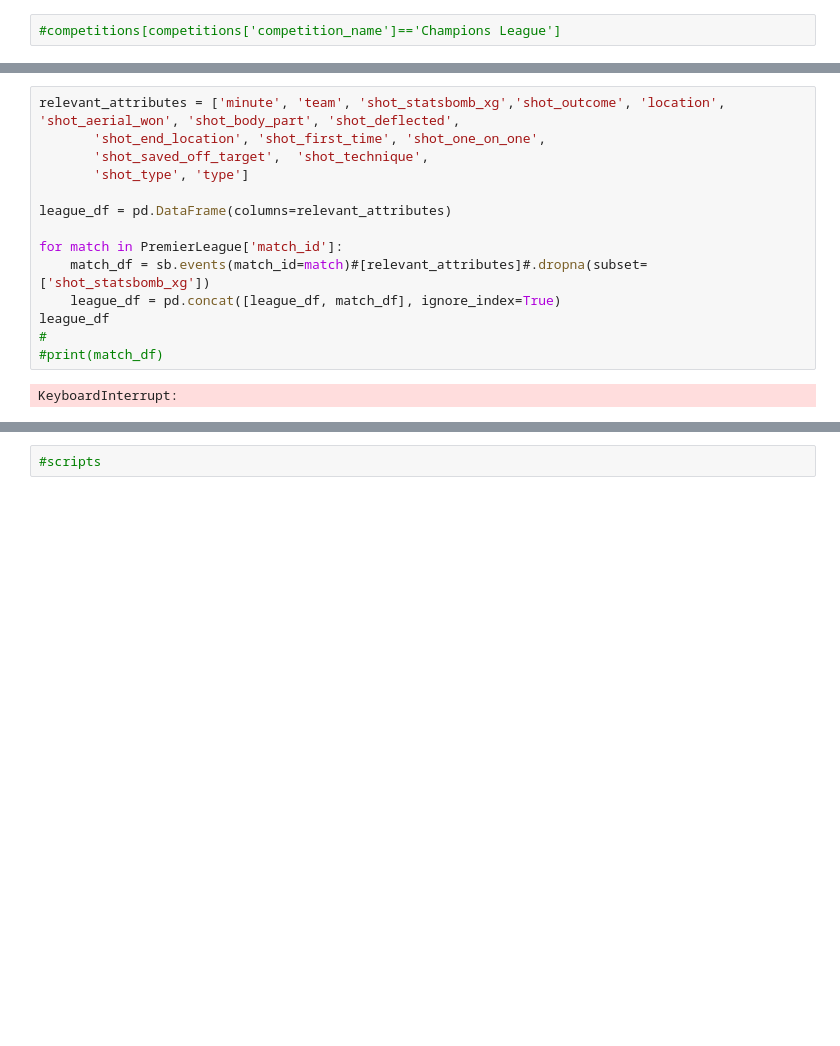
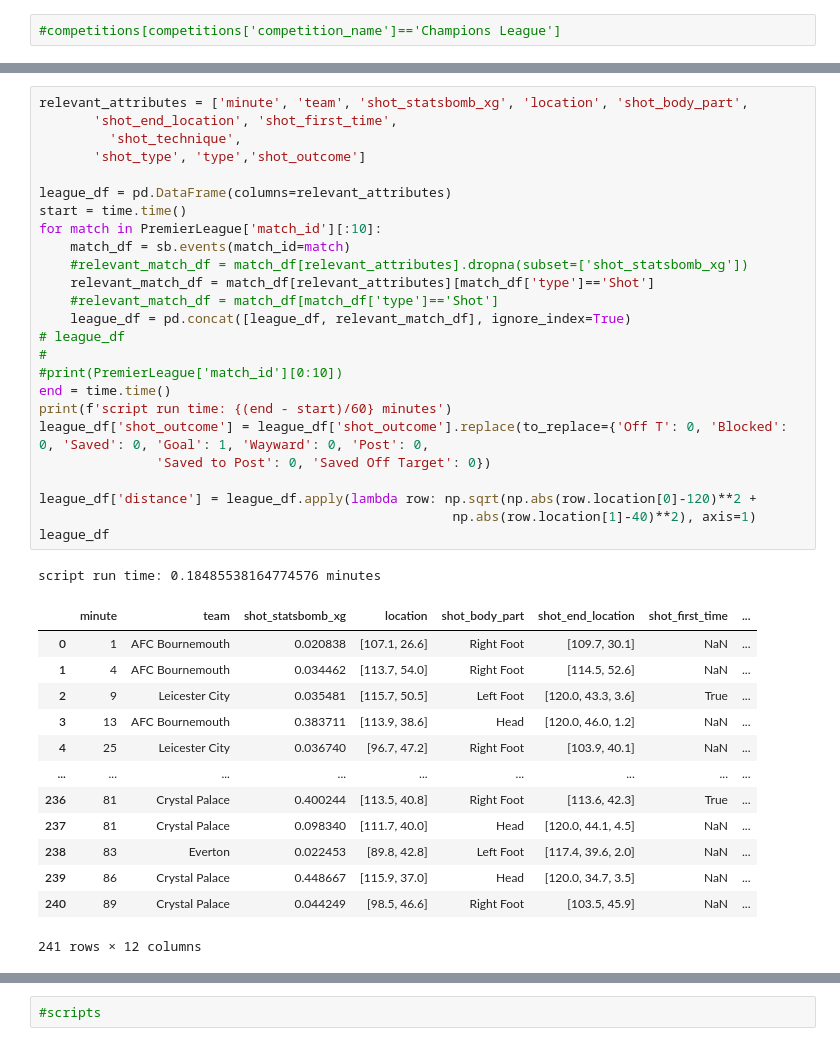
Before and after one commit to SenOhen/xg-analysis, a Jupyter notebook: xg_analysis.ipynb, the cells around one changed output, grey strips where cells are left out. Saved outputs shown, nothing was run; the diff lists cells and outputs as text; blank space fills up the shorter version.

```diff
--- a/xg_analysis.ipynb
+++ b/xg_analysis.ipynb
@@ -74,16 +48,40 @@ PremierLeague
-# %%
-relevant_attributes = ['minute', 'team', 'shot_statsbomb_xg','shot_outcome', 'location', 'shot_aerial_won', 'shot_body_part', 'shot_deflected',
-       'shot_end_location', 'shot_first_time', 'shot_one_on_one',
-       'shot_saved_off_target',  'shot_technique',
-       'shot_type', 'type']
-
-league_df = pd.DataFrame(columns=relevant_attributes)
-
-for match in PremierLeague['match_id']:
-    match_df = sb.events(match_id=match)#[relevant_attributes]#.dropna(subset=['shot_statsbomb_xg'])
-    league_df = pd.concat([league_df, match_df], ignore_index=True)
-league_df
-#
-#print(match_df)
-# %% [output]
-KeyboardInterrupt:
+# %%
+relevant_attributes = ['minute', 'team', 'shot_statsbomb_xg', 'location', 'shot_body_part',
+       'shot_end_location', 'shot_first_time',
+         'shot_technique',
+       'shot_type', 'type','shot_outcome']
+
+league_df = pd.DataFrame(columns=relevant_attributes)
+start = time.time()
+for match in PremierLeague['match_id'][:10]:
+    match_df = sb.events(match_id=match)
+    #relevant_match_df = match_df[relevant_attributes].dropna(subset=['shot_statsbomb_xg'])
+    relevant_match_df = match_df[relevant_attributes][match_df['type']=='Shot']
+    #relevant_match_df = match_df[match_df['type']=='Shot']
+    league_df = pd.concat([league_df, relevant_match_df], ignore_index=True)
+# league_df
+#
+#print(PremierLeague['match_id'][0:10])
+end = time.time()
+print(f'script run time: {(end - start)/60} minutes')
+league_df['shot_outcome'] = league_df['shot_outcome'].replace(to_replace={'Off T': 0, 'Blocked': 0, 'Saved': 0, 'Goal': 1, 'Wayward': 0, 'Post': 0,
+               'Saved to Post': 0, 'Saved Off Target': 0})
+
+league_df['distance'] = league_df.apply(lambda row: np.sqrt(np.abs(row.location[0]-120)**2 +
+                                                     np.abs(row.location[1]-40)**2), axis=1)
+league_df
+# %% [output]
+script run time: 0.18485538164774576 minutes
+|  | minute | team | shot_statsbomb_xg | location | shot_body_part | shot_end_location | shot_first_time | ... |
+| 0 | 1 | AFC Bournemouth | 0.020838 | [107.1, 26.6] | Right Foot | [109.7, 30.1] | NaN | ... |
+| 1 | 4 | AFC Bournemouth | 0.034462 | [113.7, 54.0] | Right Foot | [114.5, 52.6] | NaN | ... |
+| 2 | 9 | Leicester City | 0.035481 | [115.7, 50.5] | Left Foot | [120.0, 43.3, 3.6] | True | ... |
+| 3 | 13 | AFC Bournemouth | 0.383711 | [113.9, 38.6] | Head | [120.0, 46.0, 1.2] | NaN | ... |
+| 4 | 25 | Leicester City | 0.036740 | [96.7, 47.2] | Right Foot | [103.9, 40.1] | NaN | ... |
+| ... | ... | ... | ... | ... | ... | ... | ... | ... |
+| 236 | 81 | Crystal Palace | 0.400244 | [113.5, 40.8] | Right Foot | [113.6, 42.3] | True | ... |
+| 237 | 81 | Crystal Palace | 0.098340 | [111.7, 40.0] | Head | [120.0, 44.1, 4.5] | NaN | ... |
+| 238 | 83 | Everton | 0.022453 | [89.8, 42.8] | Left Foot | [117.4, 39.6, 2.0] | NaN | ... |
+| 239 | 86 | Crystal Palace | 0.448667 | [115.9, 37.0] | Head | [120.0, 34.7, 3.5] | NaN | ... |
+| 240 | 89 | Crystal Palace | 0.044249 | [98.5, 46.6] | Right Foot | [103.5, 45.9] | NaN | ... |
+241 rows × 12 columns
```
Also changed, not shown: parts of 39 cells of this notebook.
